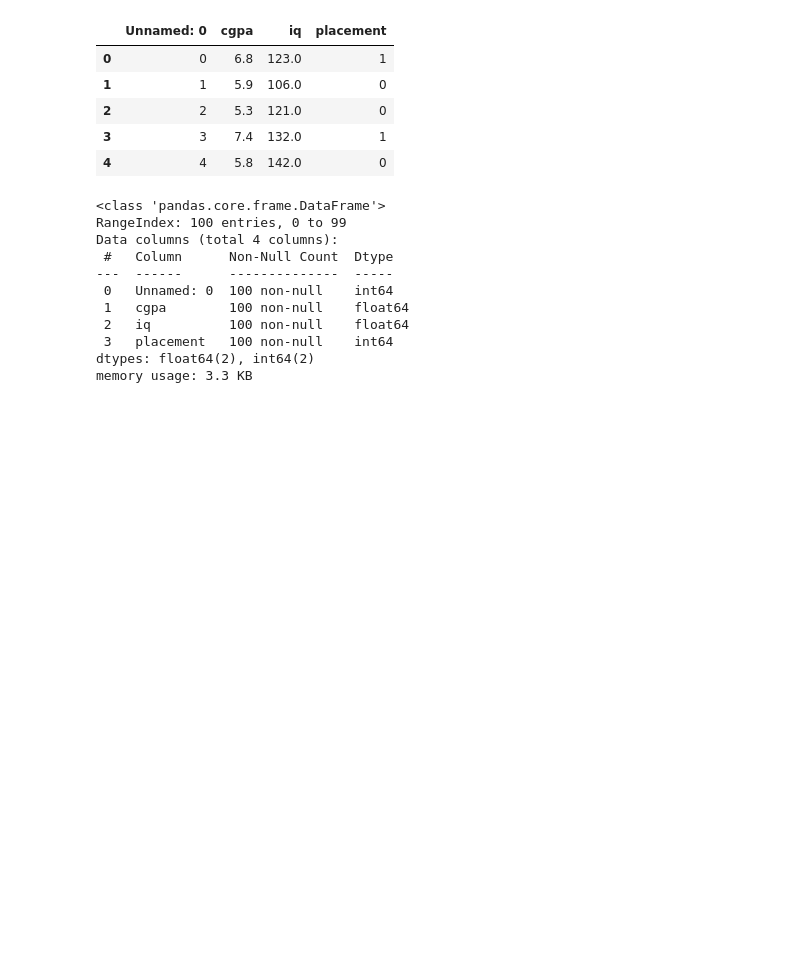
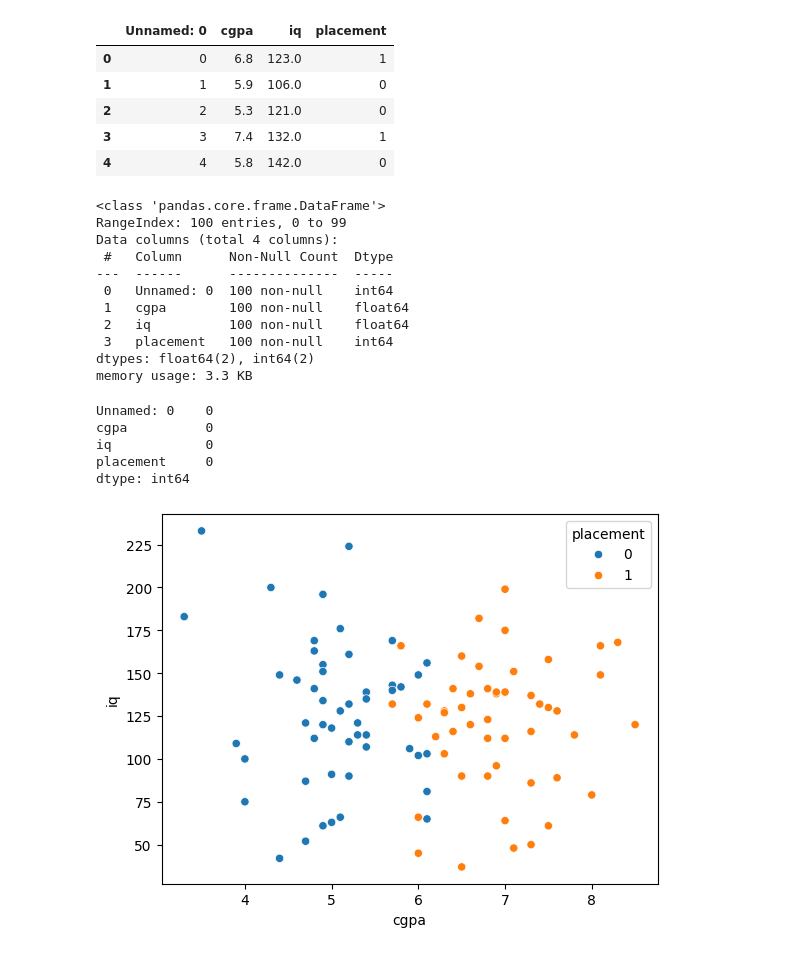
Before and after one commit to shawinCreates/data-science, a Jupyter notebook: machine learning/SVM Classification.ipynb, the cells around one changed output. Saved outputs shown, nothing was run; the diff lists cells and outputs as text; code cells hidden in the pictures; blank space fills up the shorter version.

```diff
--- a/machine learning/SVM Classification.ipynb
+++ b/machine learning/SVM Classification.ipynb
@@ -25,3 +26,16 @@ Data columns (total 4 columns):
  3   placement   100 non-null    int64
 dtypes: float64(2), int64(2)
 memory usage: 3.3 KB
+# %%
+dataset.isnull().sum()
+# %% [output]
+Unnamed: 0    0
+cgpa          0
+iq            0
+placement     0
+dtype: int64
+# %%
+sns.scatterplot(x='cgpa', y='iq', data=dataset, hue='placement')
+plt.show()
+# %% [output]
+[figure, added]
```
Also changed, not shown: parts of 19 cells of this notebook.
